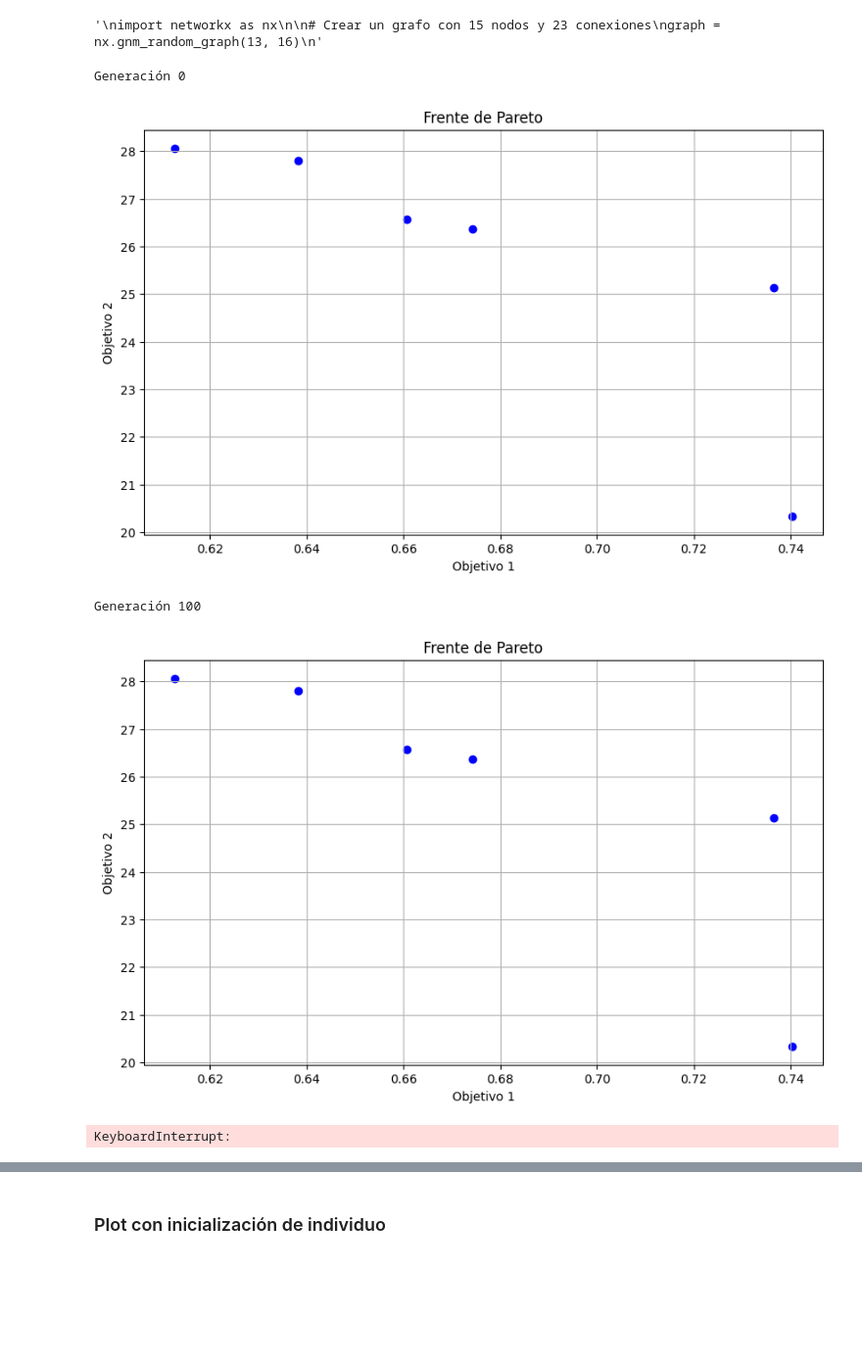
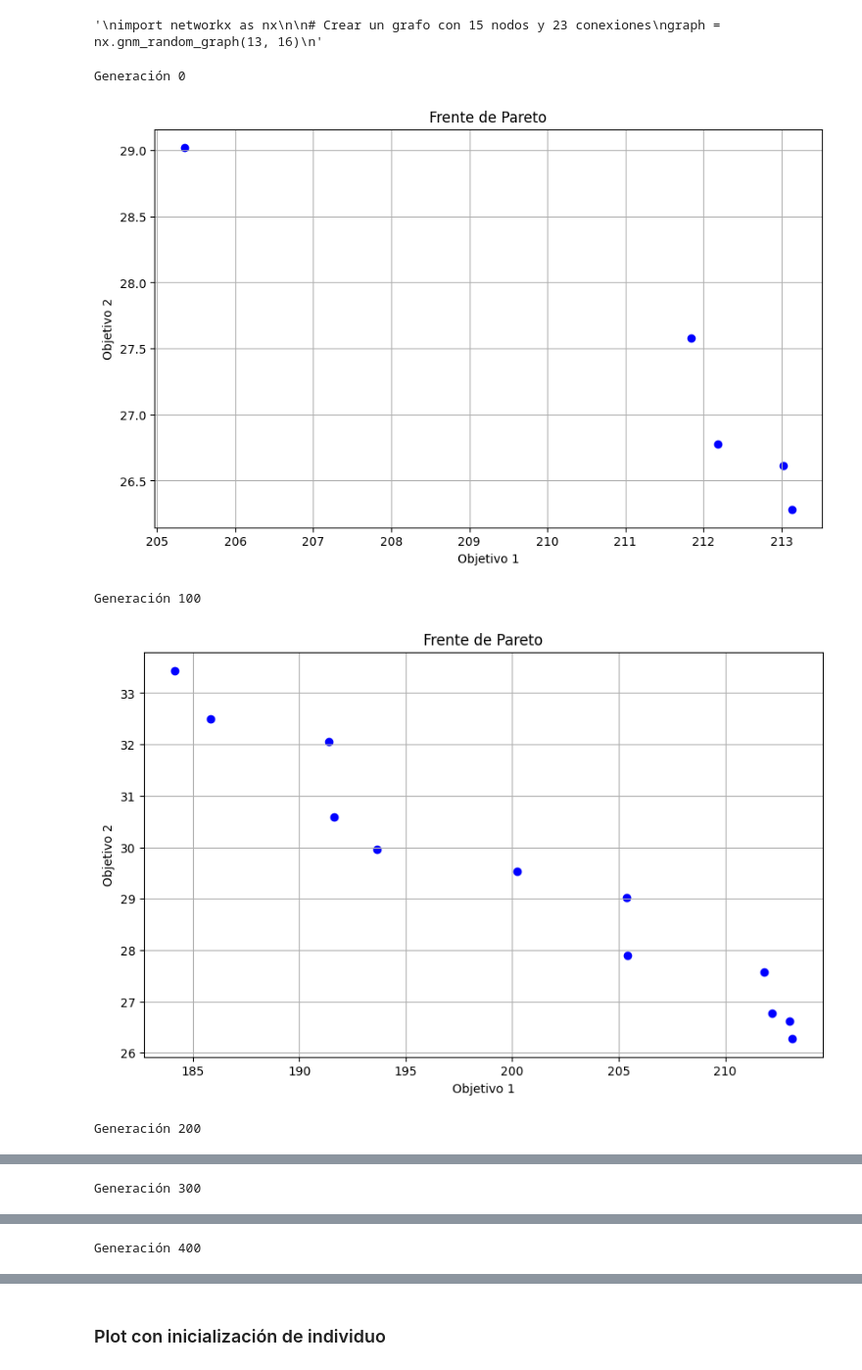
Before and after one commit to SamuReyes/GeneticCommunities, a Jupyter notebook: GA-nsga.ipynb, the cells around one changed output, grey strips where cells are left out. Shown at 98% size. Cells and saved outputs as stored; diff of their text form; code cells hidden in the pictures; blank space fills up the shorter version.

```diff
--- a/GA-nsga.ipynb
+++ b/GA-nsga.ipynb
@@ -388,12 +396,12 @@ graph = nx.read_graphml("data/amazon_graph.graphml")
 # Renombramos los nodos al rango [0, N]
 mapping = {node: i for i, node in enumerate(graph.nodes())}
 graph = nx.relabel_nodes(graph, mapping)
-# %%
-es = EstrategiaEvolutiva(graph)
-es.evolve()
-# %% [output]
-Generación 0
-[figure, removed]
-Generación 100
-[figure, removed]
-KeyboardInterrupt:
+# %%
+es = EstrategiaEvolutiva(graph, N=100, init=0.5, pcross=0.5, pmut=0.3, n_iter=1000, fitness_metrics=0, n_tour=4, crossover_op=2)
+es.evolve()
+# %% [output]
+Generación 0
+[figure, added]
+Generación 100
+[figure, added]
+Generación 200
@@ -399,0 +409 @@ KeyboardInterrupt:
+Generación 300
@@ -399,0 +411 @@ KeyboardInterrupt:
+Generación 400
```
Also changed, not shown: parts of 5 cells of this notebook.
